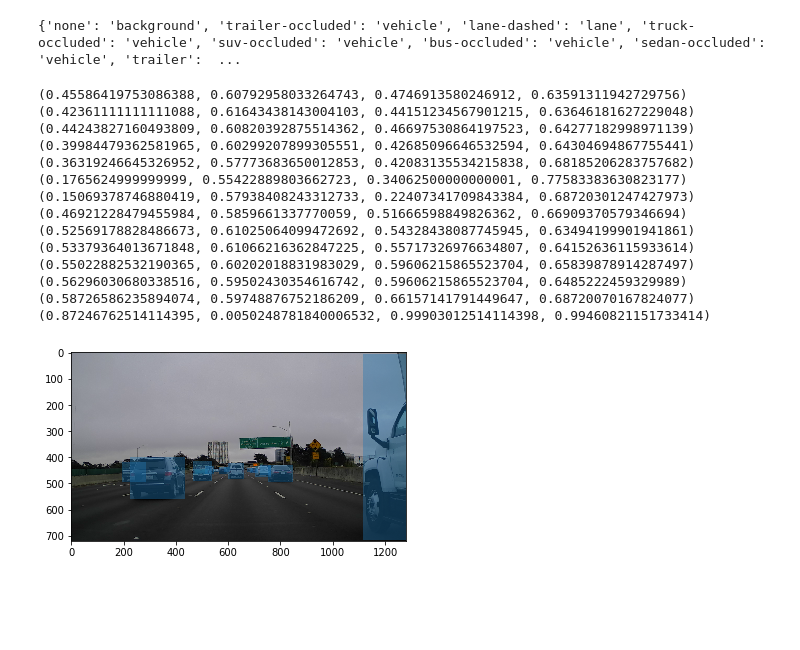
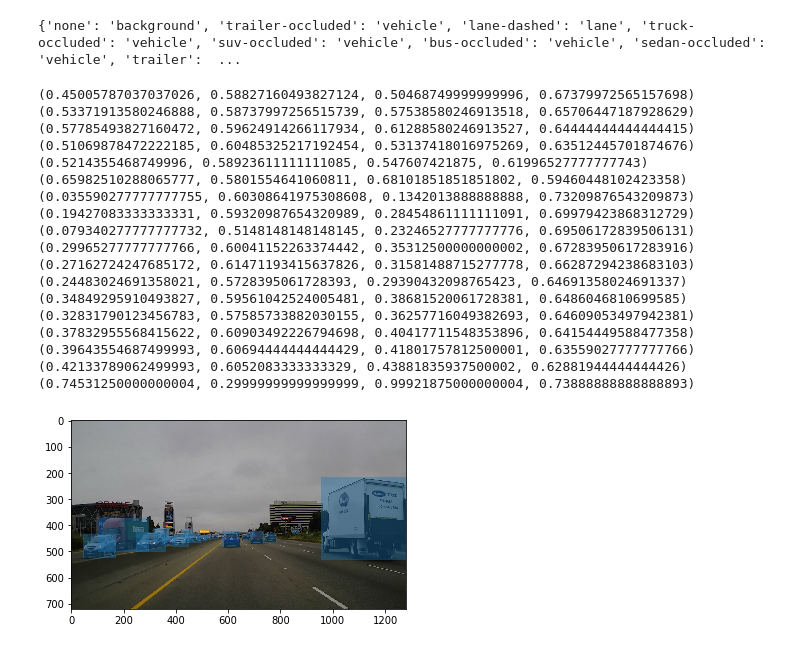
Before and after one commit to ywpkwon/interactive_benchmark, a Jupyter notebook: detection/data-preparation.ipynb, the cells around one changed output. Cells and saved outputs as stored; diff of their text form; code cells hidden in the pictures; blank space fills up the shorter version.

```diff
--- a/detection/data-preparation.ipynb
+++ b/detection/data-preparation.ipynb
@@ -97,49 +94,54 @@ def create_gt(annotation_path, sz):
             ymax = np.minimum(ymax, 720)
             #####
 
             labels.append(label)
             bboxes.append((xmin / im_width, ymin / im_height, xmax / im_width, ymax / im_height))
     return labels, bboxes
 
-imgf = imgfs[10]
+imgf = imgfs[20]
+imgf = '/media/phantom/World/phantom_benchmark/images/2017-06-09-07-09-10_test_drive_023_usb_cam_image_raw_00453.png'
 name = os.path.splitext(os.path.basename(imgf))[0]
 annotf = os.path.join(annot_path, name + '.txt')
 
 img = scipy.misc.imread(imgf)
 assert(img.shape[:2] == (720, 1280))
 labels, bboxes = create_gt(annotf, sz=img.shape[:2])
 
 import matplotlib.patches as patches
 def draw_box(img, bboxes):
     fig, ax = plt.subplots(1)
     ax.imshow(img)
     for bbox in bboxes:
         print(bbox)
         bbox = np.array(bbox)
         bbox[:2] *= [1280, 720]
         bbox[2:] *= [1280, 720]
         w = bbox[2]-bbox[0]
         h = bbox[3]-bbox[1]
         ax.add_patch(patches.Rectangle((bbox[0], bbox[1]), w, h, alpha=0.4))
     plt.show()
 
 draw_box(img, bboxes)
 # %% [output]
-(0.45586419753086388, 0.60792958033264743, 0.4746913580246912, 0.63591311942729756)
-(0.42361111111111088, 0.61643438143004103, 0.44151234567901215, 0.63646181627229048)
-(0.44243827160493809, 0.60820392875514362, 0.46697530864197523, 0.64277182998971139)
-(0.39984479362581965, 0.60299207899305551, 0.42685096646532594, 0.64304694867755441)
-(0.36319246645326952, 0.57773683650012853, 0.42083135534215838, 0.68185206283757682)
-(0.1765624999999999, 0.55422889803662723, 0.34062500000000001, 0.77583383630823177)
-(0.15069378746880419, 0.57938408243312733, 0.22407341709843384, 0.68720301247427973)
-(0.46921228479455984, 0.5859661337770059, 0.51666598849826362, 0.66909370579346694)
-(0.52569178828486673, 0.61025064099472692, 0.54328438087745945, 0.63494199901941861)
-(0.53379364013671848, 0.61066216362847225, 0.55717326976634807, 0.64152636115933614)
-(0.55022882532190365, 0.60202018831983029, 0.59606215865523704, 0.65839878914287497)
-(0.56296030680338516, 0.59502430354616742, 0.59606215865523704, 0.6485222459329989)
-(0.58726586235894074, 0.59748876752186209, 0.66157141791449647, 0.68720070167824077)
-(0.87246762514114395, 0.0050248781840006532, 0.99903012514114398, 0.99460821151733414)
+(0.45005787037037026, 0.58827160493827124, 0.50468749999999996, 0.67379972565157698)
+(0.53371913580246888, 0.58737997256515739, 0.57538580246913518, 0.65706447187928629)
+(0.57785493827160472, 0.59624914266117934, 0.61288580246913527, 0.64444444444444415)
+(0.51069878472222185, 0.60485325217192454, 0.53137418016975269, 0.63512445701874676)
+(0.5214355468749996, 0.58923611111111085, 0.547607421875, 0.61996527777777743)
+(0.65982510288065777, 0.5801554641060811, 0.68101851851851802, 0.59460448102423358)
+(0.035590277777777755, 0.60308641975308608, 0.1342013888888888, 0.73209876543209873)
+(0.19427083333333331, 0.59320987654320989, 0.28454861111111091, 0.69979423868312729)
+(0.079340277777777732, 0.5148148148148145, 0.23246527777777776, 0.69506172839506131)
+(0.29965277777777766, 0.60041152263374442, 0.35312500000000002, 0.67283950617283916)
+(0.27162724247685172, 0.61471193415637826, 0.31581488715277778, 0.66287294238683103)
+(0.24483024691358021, 0.5728395061728393, 0.29390432098765423, 0.64691358024691337)
+(0.34849295910493827, 0.59561042524005481, 0.38681520061728381, 0.6486046810699585)
+(0.32831790123456783, 0.57585733882030155, 0.36257716049382693, 0.64609053497942381)
+(0.37832955568415622, 0.60903492226794698, 0.40417711548353896, 0.64154449588477358)
+(0.39643554687499993, 0.60694444444444429, 0.41801757812500001, 0.63559027777777766)
+(0.42133789062499993, 0.6052083333333329, 0.43881835937500002, 0.62881944444444426)
+(0.74531250000000004, 0.29999999999999999, 0.99921875000000004, 0.73888888888888893)
-[figure, old version]
+[figure, new version]
 # %%
 with open(out_gt_path, 'w') as fp:
     for imgf in tqdm(imgfs):
```
Also changed, not shown: parts of 1 cell of this notebook, 3 other files.
